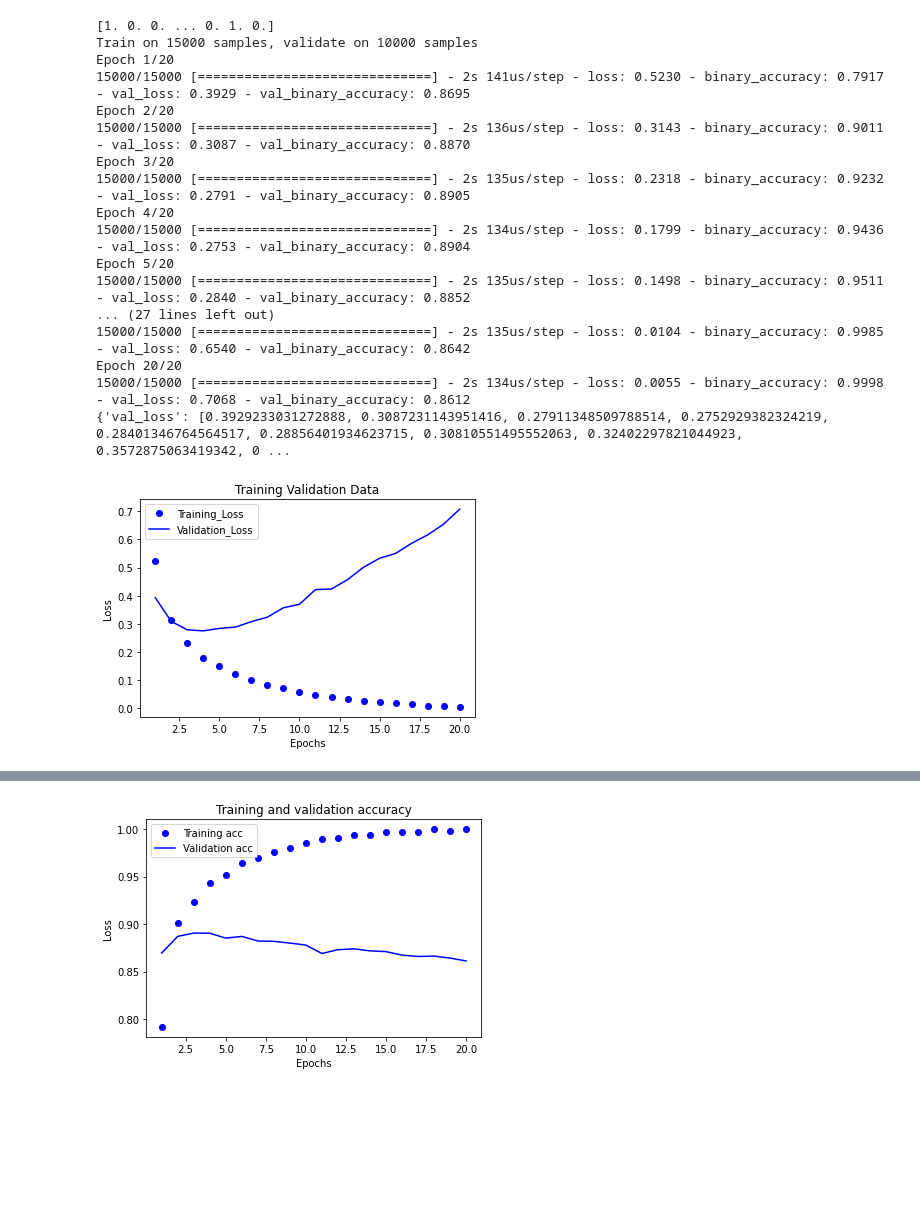
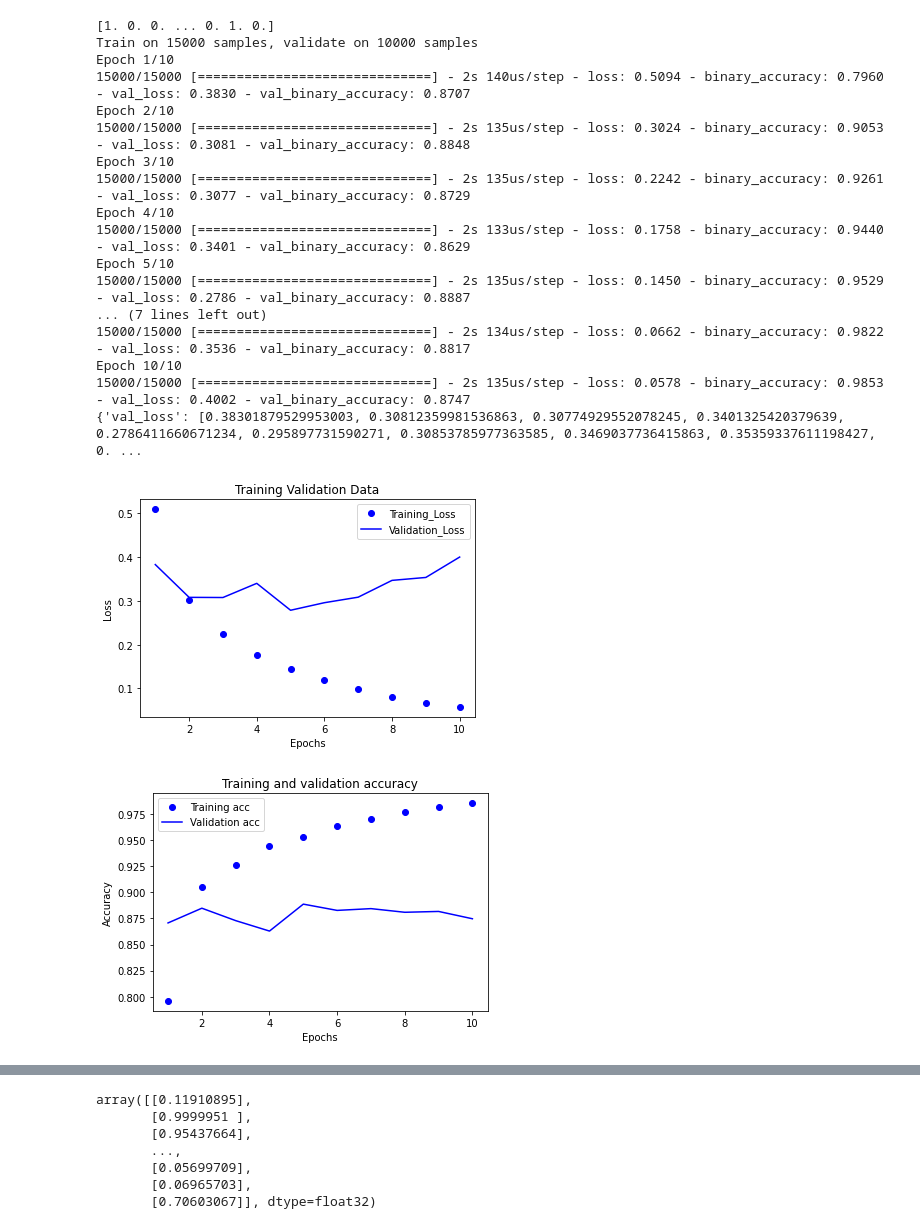
Before and after one commit to MiguelZN/KerasDeepLearningWithPython, a Jupyter notebook: KerasChapter3Code.ipynb, the cells around one changed output, grey strips where cells are left out. Drawn from its saved outputs; the diff is of its cells as text; code cells hidden in the pictures; blank space fills up the shorter version.

Commit message:
Finished example of deep learning model for movie reviews

```diff
--- a/KerasChapter3Code.ipynb
+++ b/KerasChapter3Code.ipynb
@@ -123,7 +123,7 @@ model = models.Sequential()
 model.add(layers.Dense(16,activation='relu',input_shape=(10000,)))
 model.add(layers.Dense(16,activation='relu'))
 model.add(layers.Dense(1,activation='sigmoid'))
-num_epochs = 20
+num_epochs = 10
 
 #The commented version works as well using strings rather than loading from libraries
 #model.compile(optimizer='rmsprop',loss='binary_crossentropy',metrics=['accuracy'])
@@ -143,49 +143,58 @@ loss_values = history_dict['loss']
 val_loss_values = history_dict['val_loss']
 binary_accuracy_values = history_dict['binary_accuracy']
 val_binary_accuracy_values = history_dict['val_binary_accuracy']
 
 #Plotting the Training history using matlab-------------
 import matplotlib.pyplot as plt
 
 epochs_arr = range(1,num_epochs+1)
 
 #Training and Validation Loss Graph:
 plt.plot(epochs_arr,loss_values,'bo',label='Training_Loss')
 plt.plot(epochs_arr,val_loss_values,'b',label='Validation_Loss')
 plt.title('Training Validation Data')
 plt.xlabel('Epochs')
 plt.ylabel('Loss')
 plt.legend()
 plt.show()
 
-print(binary_accuracy_values)
-print(val_binary_accuracy_values)
+#print(binary_accuracy_values)
+#print(val_binary_accuracy_values)
 
 #Training and Validation Accuracy Graph:
 plt.clf()#clear graph
 plt.plot(epochs_arr,binary_accuracy_values,'bo',label='Training acc')
 plt.plot(epochs_arr,val_binary_accuracy_values,'b',label='Validation acc')
 plt.title('Training and validation accuracy')
 plt.xlabel('Epochs')
-plt.ylabel('Loss')
+plt.ylabel('Accuracy')
 plt.legend()
 plt.show()
+
+#Overall Results of our Model:
+#x_test,y_test are our test dataset after training
+results = model.evaluate(x_test,y_test) #returns array containing the final values: [loss_val,accuracy]
+print(results)
+
+#Predicting 0 (negative),1 (positive) Review Probabilities for new given data (words):
+model.predict(x_test) #returns an array containing float32 probability values, near 1.0 = confident positive review, near 0 = confident negative review
 # %% [output]
 [1. 0. 0. ... 0. 1. 0.]
 Train on 15000 samples, validate on 10000 samples
-Epoch 1/20
-15000/15000 [==============================] - 2s 141us/step - loss: 0.5230 - binary_accuracy: 0.7917 - val_loss: 0.3929 - val_binary_accuracy: 0.8695
-Epoch 2/20
-15000/15000 [==============================] - 2s 136us/step - loss: 0.3143 - binary_accuracy: 0.9011 - val_loss: 0.3087 - val_binary_accuracy: 0.8870
-Epoch 3/20
-15000/15000 [==============================] - 2s 135us/step - loss: 0.2318 - binary_accuracy: 0.9232 - val_loss: 0.2791 - val_binary_accuracy: 0.8905
-Epoch 4/20
-15000/15000 [==============================] - 2s 134us/step - loss: 0.1799 - binary_accuracy: 0.9436 - val_loss: 0.2753 - val_binary_accuracy: 0.8904
-Epoch 5/20
-15000/15000 [==============================] - 2s 135us/step - loss: 0.1498 - binary_accuracy: 0.9511 - val_loss: 0.2840 - val_binary_accuracy: 0.8852
-... (27 lines left out)
-15000/15000 [==============================] - 2s 135us/step - loss: 0.0104 - binary_accuracy: 0.9985 - val_loss: 0.6540 - val_binary_accuracy: 0.8642
-Epoch 20/20
-15000/15000 [==============================] - 2s 134us/step - loss: 0.0055 - binary_accuracy: 0.9998 - val_loss: 0.7068 - val_binary_accuracy: 0.8612
-{'val_loss': [0.3929233031272888, 0.3087231143951416, 0.27911348509788514, 0.2752929382324219, 0.28401346764564517, 0.28856401934623715, 0.30810551495552063, 0.32402297821044923, 0.3572875063419342, 0 ...
+Epoch 1/10
+15000/15000 [==============================] - 2s 140us/step - loss: 0.5094 - binary_accuracy: 0.7960 - val_loss: 0.3830 - val_binary_accuracy: 0.8707
+Epoch 2/10
+15000/15000 [==============================] - 2s 135us/step - loss: 0.3024 - binary_accuracy: 0.9053 - val_loss: 0.3081 - val_binary_accuracy: 0.8848
+Epoch 3/10
+15000/15000 [==============================] - 2s 135us/step - loss: 0.2242 - binary_accuracy: 0.9261 - val_loss: 0.3077 - val_binary_accuracy: 0.8729
+Epoch 4/10
+15000/15000 [==============================] - 2s 133us/step - loss: 0.1758 - binary_accuracy: 0.9440 - val_loss: 0.3401 - val_binary_accuracy: 0.8629
+Epoch 5/10
+15000/15000 [==============================] - 2s 135us/step - loss: 0.1450 - binary_accuracy: 0.9529 - val_loss: 0.2786 - val_binary_accuracy: 0.8887
+... (7 lines left out)
+15000/15000 [==============================] - 2s 134us/step - loss: 0.0662 - binary_accuracy: 0.9822 - val_loss: 0.3536 - val_binary_accuracy: 0.8817
+Epoch 10/10
+15000/15000 [==============================] - 2s 135us/step - loss: 0.0578 - binary_accuracy: 0.9853 - val_loss: 0.4002 - val_binary_accuracy: 0.8747
+{'val_loss': [0.38301879529953003, 0.30812359981536863, 0.30774929552078245, 0.3401325420379639, 0.2786411660671234, 0.295897731590271, 0.30853785977363585, 0.3469037736415863, 0.35359337611198427, 0. ...
-[figure, old version]
+[figure, new version]
+[figure, new version]
@@ -194 +203,7 @@ Epoch 20/20
-[figure, old version]
+array([[0.11910895],
+       [0.9999951 ],
+       [0.95437664],
+       ...,
+       [0.05699709],
+       [0.06965703],
+       [0.70603067]], dtype=float32)
```
Also changed, not shown: parts of 1 cell of this notebook.
